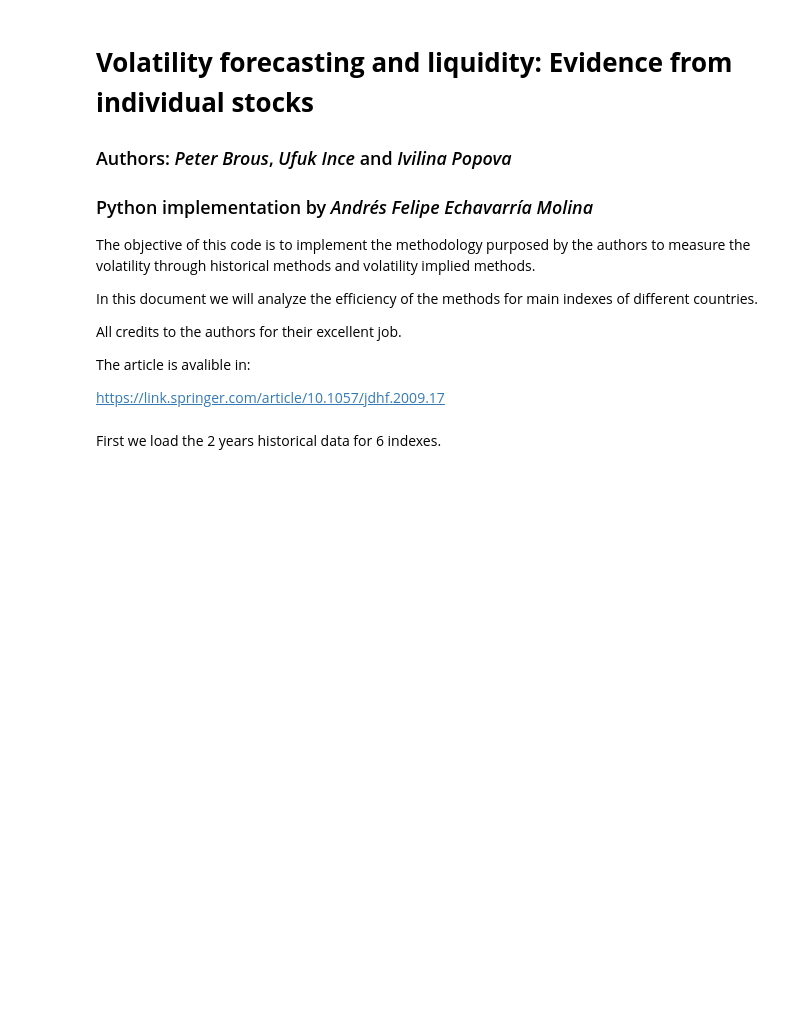
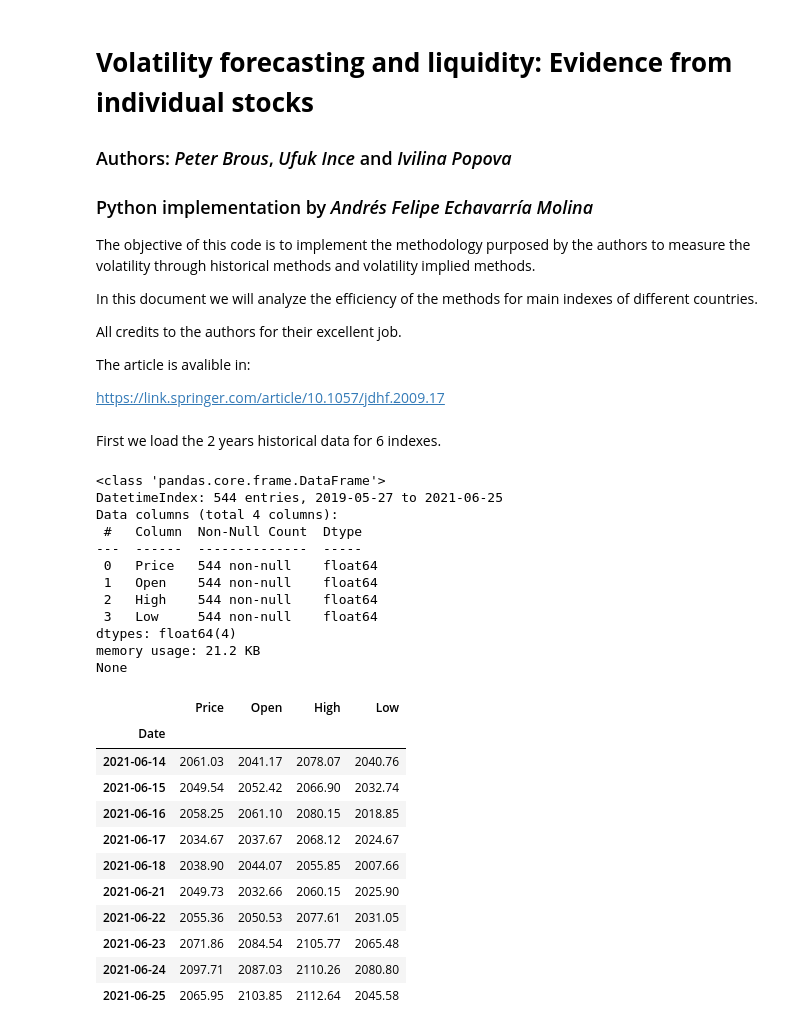
Before and after one commit to andresem/VolatilityForecasting, a Jupyter notebook: VolatilityForecasting.ipynb, the cells around one changed output. Saved outputs shown, nothing was run; the diff lists cells and outputs as text; code cells hidden in the pictures; blank space fills up the shorter version.

```diff
--- a/VolatilityForecasting.ipynb
+++ b/VolatilityForecasting.ipynb
@@ -19,24 +19,53 @@ First we load the 2 years historical data for 6 indexes.
 # %%
 import pandas as pd
 import matplotlib.pyplot as plt
 from matplotlib.ticker import MaxNLocator
 plt.style.use('ggplot')
 plt.rcParams['figure.figsize'] = (20, 10)
 
 brazil_data = pd.read_table('https://raw.githubusercontent.com/andresem/VolatilityForecasting/main/Data/MSCI%20Brazil%20Historical%20Data.csv',
                             sep = ',', index_col = 0)
 colombia_data = pd.read_table('https://raw.githubusercontent.com/andresem/VolatilityForecasting/main/Data/MSCI%20Colombia%20Historical%20Data.csv',
                             sep = ',', index_col = 0)
 nasdaq_data = pd.read_table('https://raw.githubusercontent.com/andresem/VolatilityForecasting/main/Data/Nasdaq%20100%20Historical%20Data.csv',
                             sep = ',', index_col = 0)
 mexico_data = pd.read_table('https://raw.githubusercontent.com/andresem/VolatilityForecasting/main/Data/MSCI%20Mexico%20Historical%20Data.csv',
                             sep = ',', index_col = 0)
 south_africa_data = pd.read_table('https://raw.githubusercontent.com/andresem/VolatilityForecasting/main/Data/MSCI%20South%20Africa%20Historical%20Data.csv',
                             sep = ',', index_col = 0)
 canada_data = pd.read_table('https://raw.githubusercontent.com/andresem/VolatilityForecasting/main/Data/MSCI%20Canada%20Historical%20Data.csv',
                             sep = ',', index_col = 0)
 
 dataframes = [brazil_data, colombia_data, nasdaq_data, mexico_data, south_africa_data, canada_data]
 
 for i in range(len(dataframes)):
   dataframes[i].index = pd.to_datetime(dataframes[i].index)
+  dataframes[i] = dataframes[i].iloc[::-1]
+
+print(dataframes[0].info())
+dataframes[0].tail(10)
+# %% [output]
+<class 'pandas.core.frame.DataFrame'>
+DatetimeIndex: 544 entries, 2019-05-27 to 2021-06-25
+Data columns (total 4 columns):
+ #   Column  Non-Null Count  Dtype
+---  ------  --------------  -----
+ 0   Price   544 non-null    float64
+ 1   Open    544 non-null    float64
+ 2   High    544 non-null    float64
+ 3   Low     544 non-null    float64
+dtypes: float64(4)
+memory usage: 21.2 KB
+None
+|  | Price | Open | High | Low |
+| Date |  |  |  |  |
+| 2021-06-14 | 2061.03 | 2041.17 | 2078.07 | 2040.76 |
+| 2021-06-15 | 2049.54 | 2052.42 | 2066.90 | 2032.74 |
+| 2021-06-16 | 2058.25 | 2061.10 | 2080.15 | 2018.85 |
+| 2021-06-17 | 2034.67 | 2037.67 | 2068.12 | 2024.67 |
+| 2021-06-18 | 2038.90 | 2044.07 | 2055.85 | 2007.66 |
+| 2021-06-21 | 2049.73 | 2032.66 | 2060.15 | 2025.90 |
+| 2021-06-22 | 2055.36 | 2050.53 | 2077.61 | 2031.05 |
+| 2021-06-23 | 2071.86 | 2084.54 | 2105.77 | 2065.48 |
+| 2021-06-24 | 2097.71 | 2087.03 | 2110.26 | 2080.80 |
+| 2021-06-25 | 2065.95 | 2103.85 | 2112.64 | 2045.58 |
```
Also changed, not shown: parts of 5 cells of this notebook.
